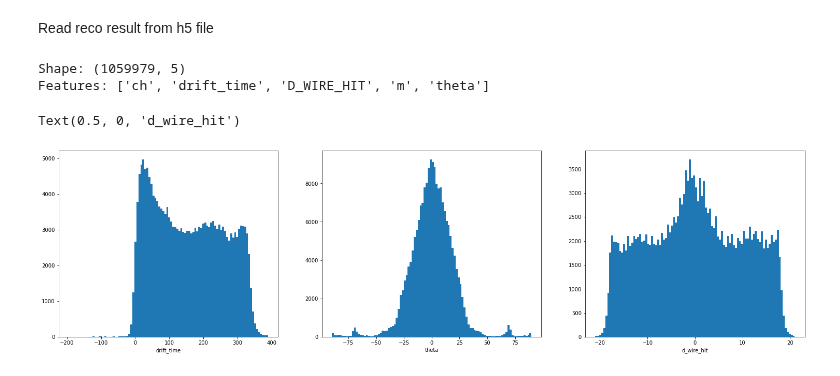
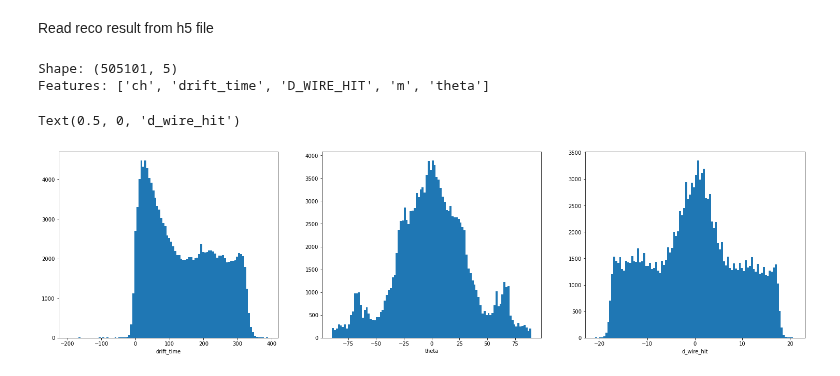
Before and after one commit to GiacomoFrn/Advanced-DQM-for-DT-detector, a Jupyter notebook: data_analysis/reco_and_vis.ipynb, the cells around one changed output. Drawn from its saved outputs; the diff is of its cells as text; code cells hidden in the pictures.

```diff
--- a/data_analysis/reco_and_vis.ipynb
+++ b/data_analysis/reco_and_vis.ipynb
@@ -69,7 +69,7 @@ Saving data...
 Read reco result from h5 file
 # %%
 # path to data file
-FILE_NAME = "../data/RUN000054_1_channels.h5"
+FILE_NAME = "../data/RUN000057_channels.h5"
 
 # get keys
 f = h5py.File(FILE_NAME, "r")
@@ -89,33 +89,33 @@ df = df.rename(columns={"CH":"ch", "HIT_DRIFT_TIME":"drift_time", "THETA":"theta
 print(f"Shape: {df.shape}")
 print(f'Features: {list(df.columns)}')
 # %% [output]
-Shape: (1059979, 5)
+Shape: (505101, 5)
 Features: ['ch', 'drift_time', 'D_WIRE_HIT', 'm', 'theta']
 # %%
 df["SL"] = df["ch"]//64
 df["SL"][df["SL"]<2] = [int(not x) for x in df["SL"]]
 # %%
-sl = 3
+sl = 0
 fig = plt.figure(figsize=(20, 5))
 plt.subplots_adjust(bottom = 0., left = 0, top = 1., right = 1)
 
 sub1 = fig.add_subplot(1,3,1)
 sub1.hist(df[df["SL"]==sl]['drift_time'], bins = 100)
 sub1.set_xlabel("drift_time")
 
 
 sub2 = fig.add_subplot(1,3,2)
 sub2.hist(df[df["SL"]==sl]['theta'], bins = 100)
 sub2.set_xlabel("theta")
 """""
 sub2 = fig.add_subplot(1,3,2)
 sub2.hist(df[df["SL"]==sl-1]['D_WIRE_HIT'], bins = 100)
 sub2.set_xlabel("d_wire_hit")
 """""
 
 sub3 = fig.add_subplot(1,3,3)
 sub3.hist(df[df["SL"]==sl]['D_WIRE_HIT'], bins = 100)
 sub3.set_xlabel("d_wire_hit")
 # %% [output]
 Text(0.5, 0, 'd_wire_hit')
-[figure, old version]
+[figure, new version]
```
Also changed, not shown: parts of 5 cells of this notebook, 2 other files.
